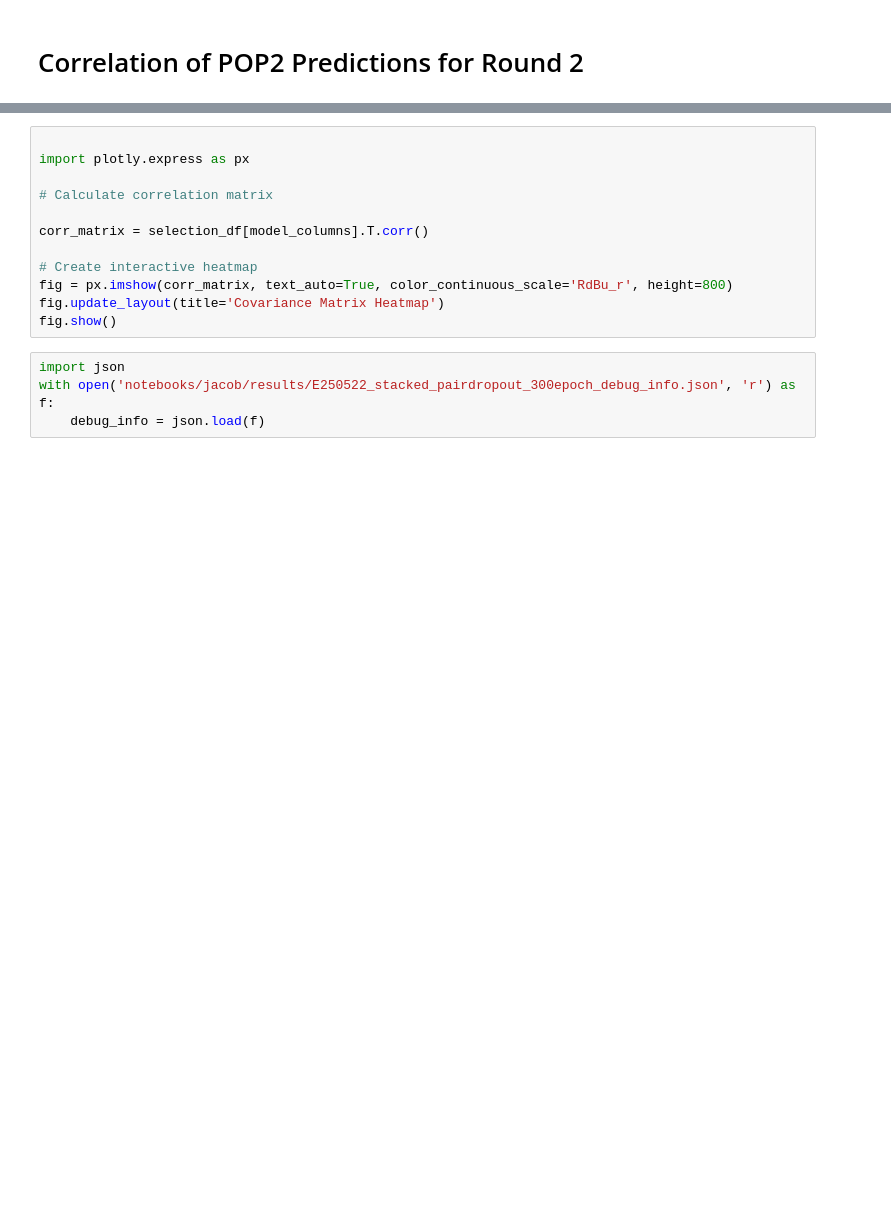
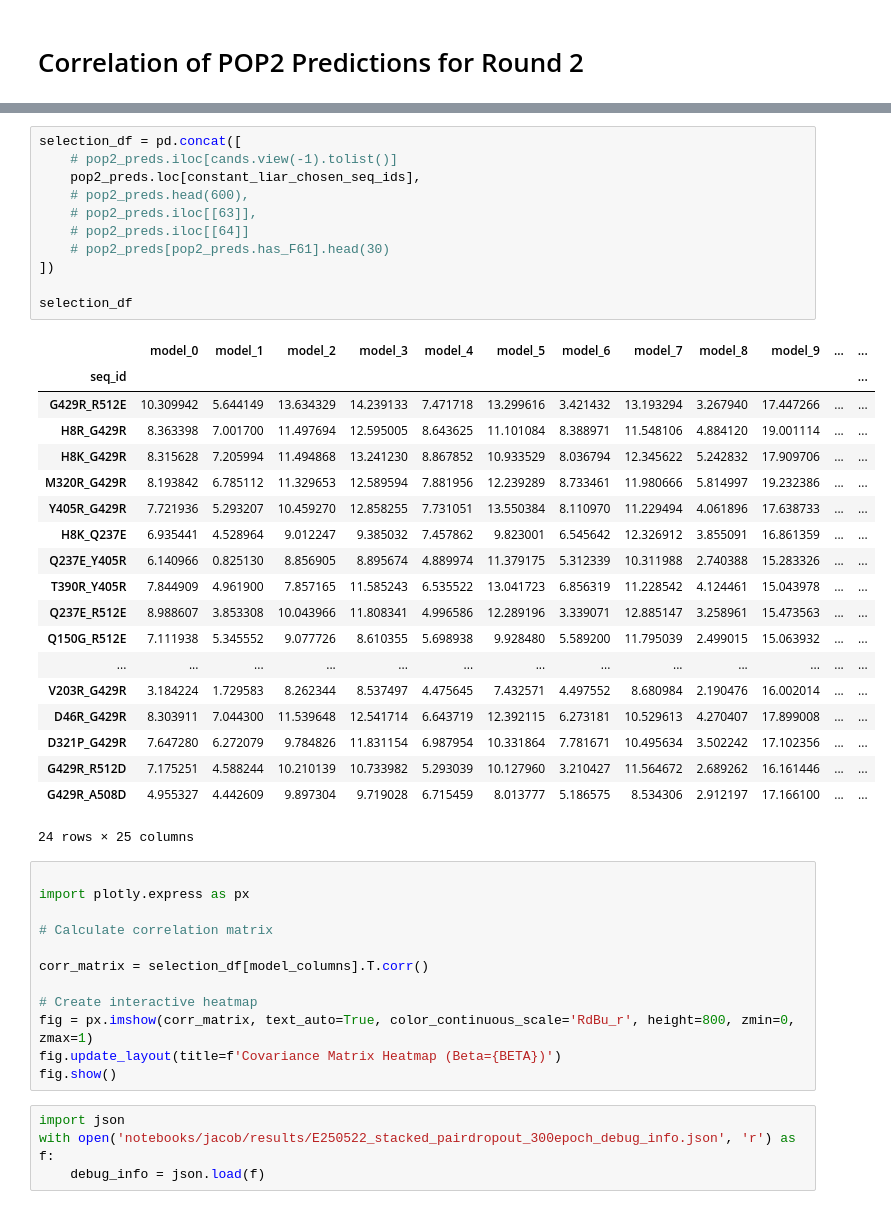
Before and after one commit to JBEI/foldy-internal, a Jupyter notebook: backend/src/notebooks/jacob/250522_correlation.ipynb, the cells around one changed output, grey strips where cells are left out. Drawn from its saved outputs; the diff is of its cells as text; blank space fills up the shorter version.

```diff
--- a/backend/src/notebooks/jacob/250522_correlation.ipynb
+++ b/backend/src/notebooks/jacob/250522_correlation.ipynb
@@ -60,3 +228,34 @@ tmp[tmp.has_F61]
+# %%
+selection_df = pd.concat([
+    # pop2_preds.iloc[cands.view(-1).tolist()]
+    pop2_preds.loc[constant_liar_chosen_seq_ids],
+    # pop2_preds.head(600),
+    # pop2_preds.iloc[[63]],
+    # pop2_preds.iloc[[64]]
+    # pop2_preds[pop2_preds.has_F61].head(30)
+])
+
+selection_df
+# %% [output]
+|  | model_0 | model_1 | model_2 | model_3 | model_4 | model_5 | model_6 | model_7 | model_8 | model_9 | ... | ... |
+| seq_id |  |  |  |  |  |  |  |  |  |  |  | ... |
+| G429R_R512E | 10.309942 | 5.644149 | 13.634329 | 14.239133 | 7.471718 | 13.299616 | 3.421432 | 13.193294 | 3.267940 | 17.447266 | ... | ... |
+| H8R_G429R | 8.363398 | 7.001700 | 11.497694 | 12.595005 | 8.643625 | 11.101084 | 8.388971 | 11.548106 | 4.884120 | 19.001114 | ... | ... |
+| H8K_G429R | 8.315628 | 7.205994 | 11.494868 | 13.241230 | 8.867852 | 10.933529 | 8.036794 | 12.345622 | 5.242832 | 17.909706 | ... | ... |
+| M320R_G429R | 8.193842 | 6.785112 | 11.329653 | 12.589594 | 7.881956 | 12.239289 | 8.733461 | 11.980666 | 5.814997 | 19.232386 | ... | ... |
+| Y405R_G429R | 7.721936 | 5.293207 | 10.459270 | 12.858255 | 7.731051 | 13.550384 | 8.110970 | 11.229494 | 4.061896 | 17.638733 | ... | ... |
+| H8K_Q237E | 6.935441 | 4.528964 | 9.012247 | 9.385032 | 7.457862 | 9.823001 | 6.545642 | 12.326912 | 3.855091 | 16.861359 | ... | ... |
+| Q237E_Y405R | 6.140966 | 0.825130 | 8.856905 | 8.895674 | 4.889974 | 11.379175 | 5.312339 | 10.311988 | 2.740388 | 15.283326 | ... | ... |
+| T390R_Y405R | 7.844909 | 4.961900 | 7.857165 | 11.585243 | 6.535522 | 13.041723 | 6.856319 | 11.228542 | 4.124461 | 15.043978 | ... | ... |
+| Q237E_R512E | 8.988607 | 3.853308 | 10.043966 | 11.808341 | 4.996586 | 12.289196 | 3.339071 | 12.885147 | 3.258961 | 15.473563 | ... | ... |
+| Q150G_R512E | 7.111938 | 5.345552 | 9.077726 | 8.610355 | 5.698938 | 9.928480 | 5.589200 | 11.795039 | 2.499015 | 15.063932 | ... | ... |
+| ... | ... | ... | ... | ... | ... | ... | ... | ... | ... | ... | ... | ... |
+| V203R_G429R | 3.184224 | 1.729583 | 8.262344 | 8.537497 | 4.475645 | 7.432571 | 4.497552 | 8.680984 | 2.190476 | 16.002014 | ... | ... |
+| D46R_G429R | 8.303911 | 7.044300 | 11.539648 | 12.541714 | 6.643719 | 12.392115 | 6.273181 | 10.529613 | 4.270407 | 17.899008 | ... | ... |
+| D321P_G429R | 7.647280 | 6.272079 | 9.784826 | 11.831154 | 6.987954 | 10.331864 | 7.781671 | 10.495634 | 3.502242 | 17.102356 | ... | ... |
+| G429R_R512D | 7.175251 | 4.588244 | 10.210139 | 10.733982 | 5.293039 | 10.127960 | 3.210427 | 11.564672 | 2.689262 | 16.161446 | ... | ... |
+| G429R_A508D | 4.955327 | 4.442609 | 9.897304 | 9.719028 | 6.715459 | 8.013777 | 5.186575 | 8.534306 | 2.912197 | 17.166100 | ... | ... |
+24 rows × 25 columns
 # %%
 
 import plotly.express as px
@@ -66,8 +265,8 @@ import plotly.express as px
 corr_matrix = selection_df[model_columns].T.corr()
 
 # Create interactive heatmap
-fig = px.imshow(corr_matrix, text_auto=True, color_continuous_scale='RdBu_r', height=800)
-fig.update_layout(title='Covariance Matrix Heatmap')
+fig = px.imshow(corr_matrix, text_auto=True, color_continuous_scale='RdBu_r', height=800, zmin=0, zmax=1)
+fig.update_layout(title=f'Covariance Matrix Heatmap (Beta={BETA})')
 fig.show()
 # %%
 import json
```
Also changed, not shown: parts of 11 cells of this notebook, 5 other files.
